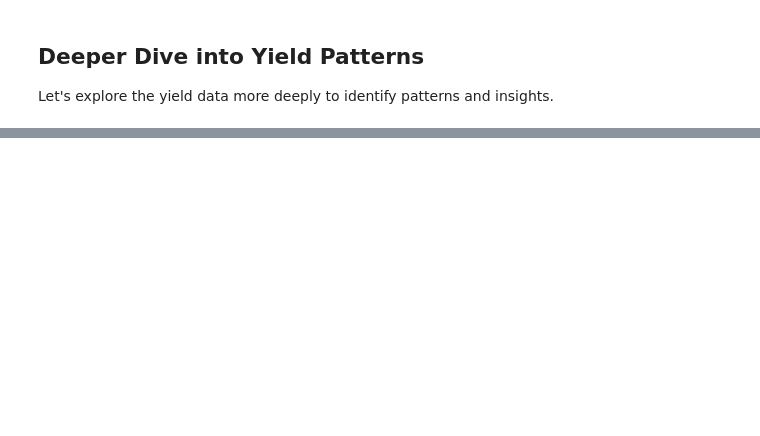
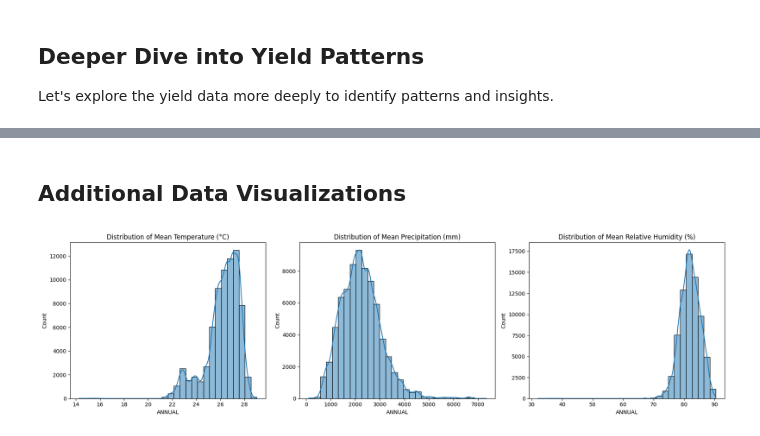
Before and after one commit to meruuuuooo/croptap-ml-v2, a Jupyter notebook: notebooks/01_data_exploration.ipynb, the cells around one changed output, grey strips where cells are left out. Drawn from its saved outputs; the diff is of its cells as text; code cells hidden in the pictures; blank space fills up the shorter version.

```diff
--- a/notebooks/01_data_exploration.ipynb
+++ b/notebooks/01_data_exploration.ipynb
@@ -128,0 +176,31 @@ historical_perf_clean.tail()
+# %% [markdown]
+## Additional Data Visualizations
+# %%
+# Distribution of Climate Data
+fig, axes = plt.subplots(1, 3, figsize=(18, 5))
+
+# Mean Temperature (annual, PARAMETER == 'T2M')
+sns.histplot(
+	climate_df.loc[climate_df['PARAMETER'] == 'T2M', 'ANNUAL'],
+	bins=30, ax=axes[0], kde=True
+)
+axes[0].set_title('Distribution of Mean Temperature (°C)')
+
+# Mean Precipitation (annual, PARAMETER == 'PRECTOTCORR_SUM')
+sns.histplot(
+	climate_df.loc[climate_df['PARAMETER'] == 'PRECTOTCORR_SUM', 'ANNUAL'],
+	bins=30, ax=axes[1], kde=True
+)
+axes[1].set_title('Distribution of Mean Precipitation (mm)')
+
+# Mean Relative Humidity (annual, PARAMETER == 'RH2M')
+sns.histplot(
+	climate_df.loc[climate_df['PARAMETER'] == 'RH2M', 'ANNUAL'],
+	bins=30, ax=axes[2], kde=True
+)
+axes[2].set_title('Distribution of Mean Relative Humidity (%)')
+
+plt.tight_layout()
+plt.show()
+# %% [output]
+[figure, added]
```
Also changed, not shown: parts of 10 cells of this notebook, 15 other files.
